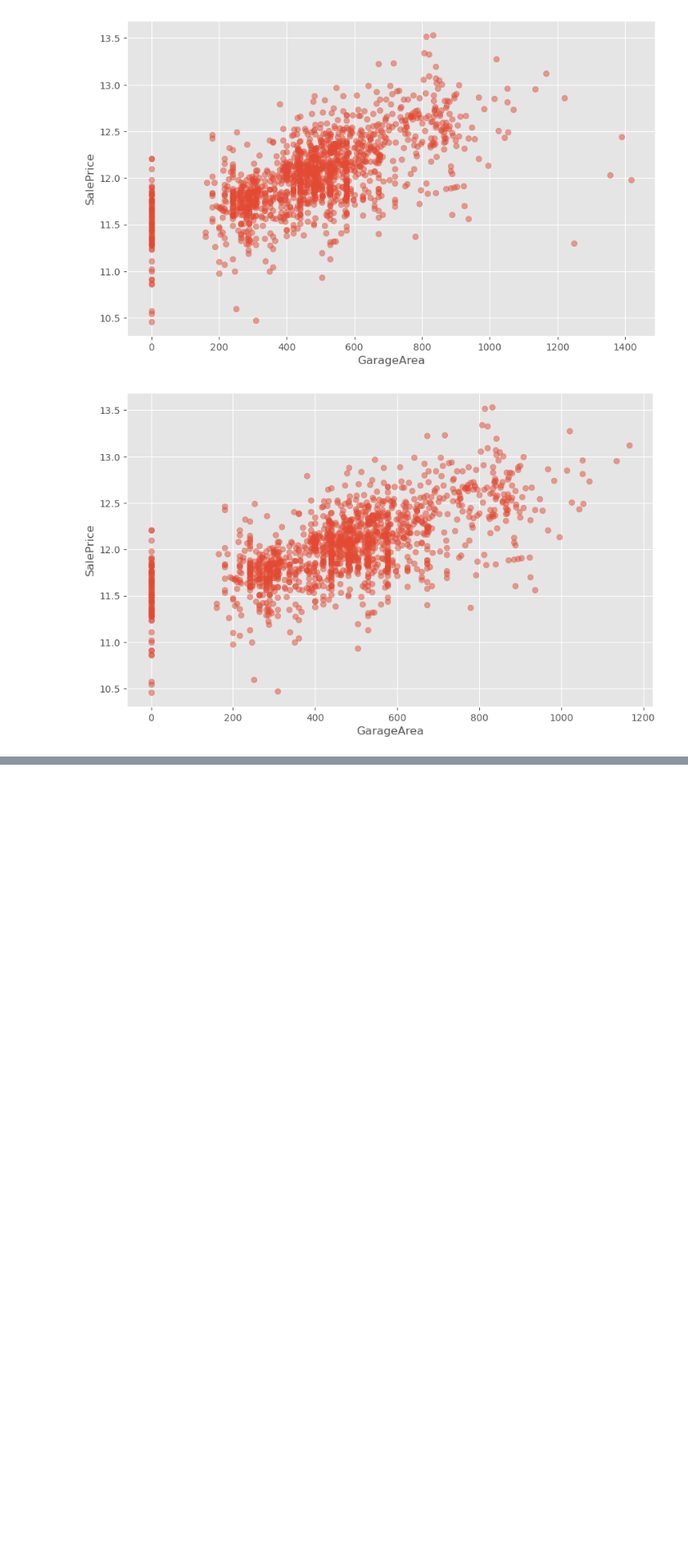
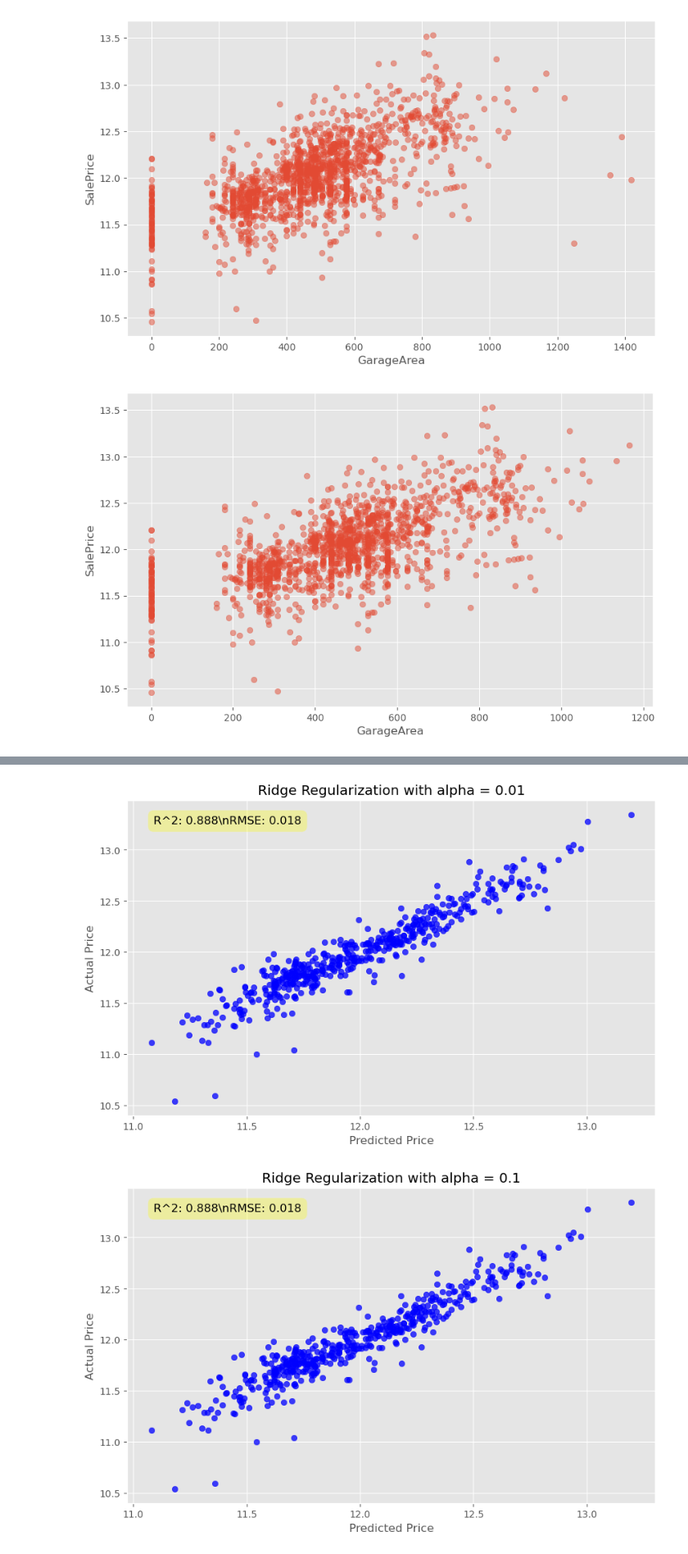
Before and after one commit to fahim2443/Ames-Iowa-house-price-prediction, a Jupyter notebook: work.ipynb, the cells around one changed output, grey strips where cells are left out. Shown at 82% size. Drawn from its saved outputs; the diff is of its cells as text; code cells hidden in the pictures; blank space fills up the shorter version.

```diff
--- a/work.ipynb
+++ b/work.ipynb
@@ -182,0 +266,2 @@ plt.show()
+# %%
+data = train.select_dtypes(include=[np.number]).interpolate().dropna()
@@ -182,0 +272,3 @@ plt.show()
+# %%
+y = np.log(train.SalePrice)
+X = data.drop(['SalePrice', 'Id'], axis=1)
@@ -182,0 +307,30 @@ plt.show()
+# %%
+for i in range(-2, 3):
+    alpha = 10**i
+    rm = linear_model.Ridge(alpha=alpha)
+    ridge_model = rm.fit(X_train, y_train)
+    preds_ridge = ridge_model.predict(X_test)
+
+    plt.figure()
+    plt.scatter(preds_ridge, actual_values, alpha=.75, color='b')
+    plt.xlabel('Predicted Price')
+    plt.ylabel('Actual Price')
+    plt.title(f'Ridge Regularization with alpha = {alpha}')
+
+    r2 = ridge_model.score(X_test, y_test)
+    rmse = mean_squared_error(y_test, preds_ridge)
+    overlay = f'R^2: {r2:.3f}\\nRMSE: {rmse:.3f}'
+
+    plt.gca().annotate(
+        overlay,
+        xy=(0.05, 0.95),
+        xycoords='axes fraction',
+        fontsize=12,
+        ha='left',
+        va='top',
+        bbox=dict(boxstyle='round,pad=0.5', fc='yellow', alpha=0.3)
+    )
+    plt.show()
+# %% [output]
+[figure, added]
+[figure, added]
```
Also changed, not shown: parts of 26 cells of this notebook, 1 other file.
